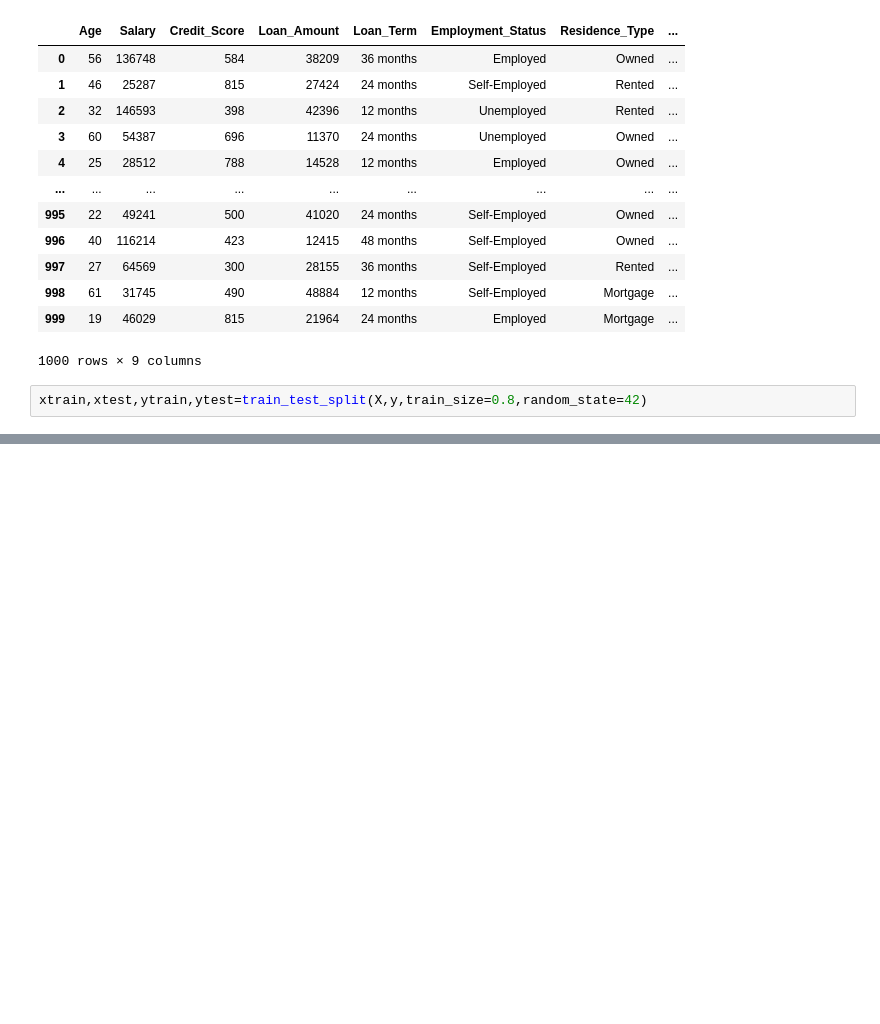
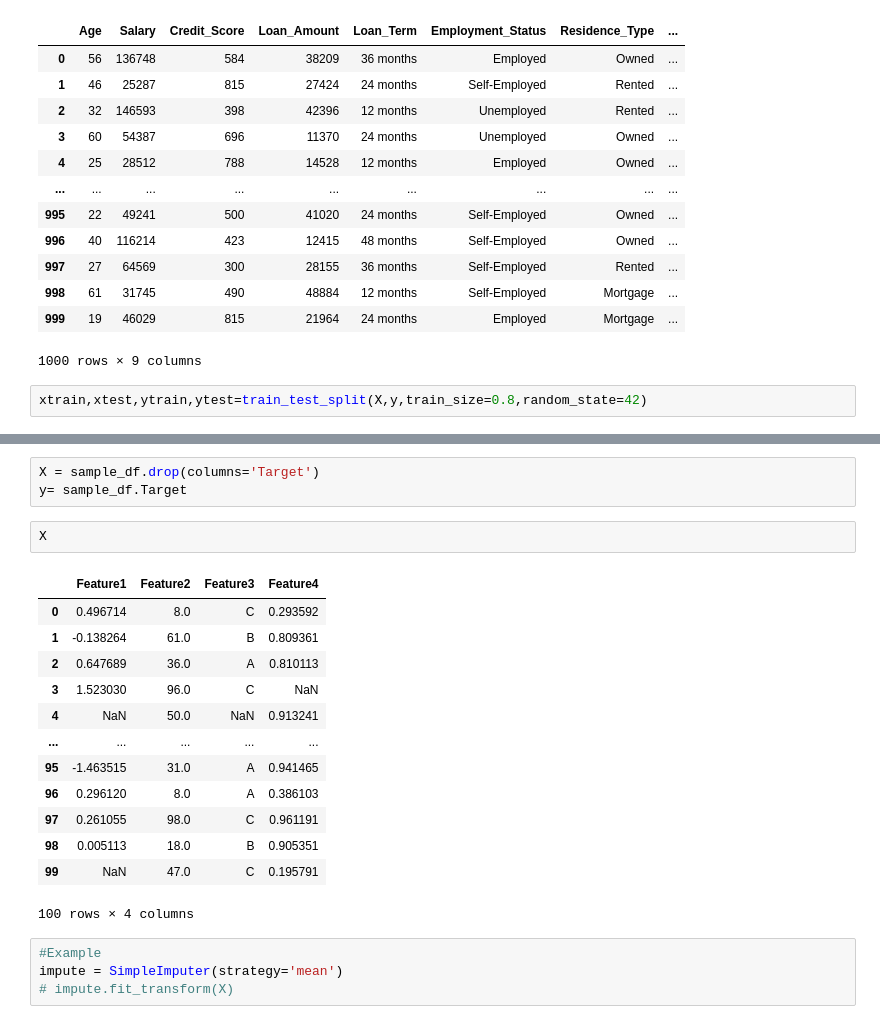
Before and after one commit to santhoshkumaroff/ML_5, a Jupyter notebook: columntransformer_pipeline/columntransformer_pipeline.ipynb, the cells around one changed output, grey strips where cells are left out. Saved outputs shown, nothing was run; the diff lists cells and outputs as text; blank space fills up the shorter version.

```diff
--- a/columntransformer_pipeline/columntransformer_pipeline.ipynb
+++ b/columntransformer_pipeline/columntransformer_pipeline.ipynb
@@ -59,0 +138,23 @@ xtrain
+# %%
+X = sample_df.drop(columns='Target')
+y= sample_df.Target
+# %%
+X
+# %% [output]
+|  | Feature1 | Feature2 | Feature3 | Feature4 |
+| 0 | 0.496714 | 8.0 | C | 0.293592 |
+| 1 | -0.138264 | 61.0 | B | 0.809361 |
+| 2 | 0.647689 | 36.0 | A | 0.810113 |
+| 3 | 1.523030 | 96.0 | C | NaN |
+| 4 | NaN | 50.0 | NaN | 0.913241 |
+| ... | ... | ... | ... | ... |
+| 95 | -1.463515 | 31.0 | A | 0.941465 |
+| 96 | 0.296120 | 8.0 | A | 0.386103 |
+| 97 | 0.261055 | 98.0 | C | 0.961191 |
+| 98 | 0.005113 | 18.0 | B | 0.905351 |
+| 99 | NaN | 47.0 | C | 0.195791 |
+100 rows × 4 columns
+# %%
+#Example
+impute = SimpleImputer(strategy='mean')
+# impute.fit_transform(X)
```
Also changed, not shown: parts of 12 cells of this notebook.
